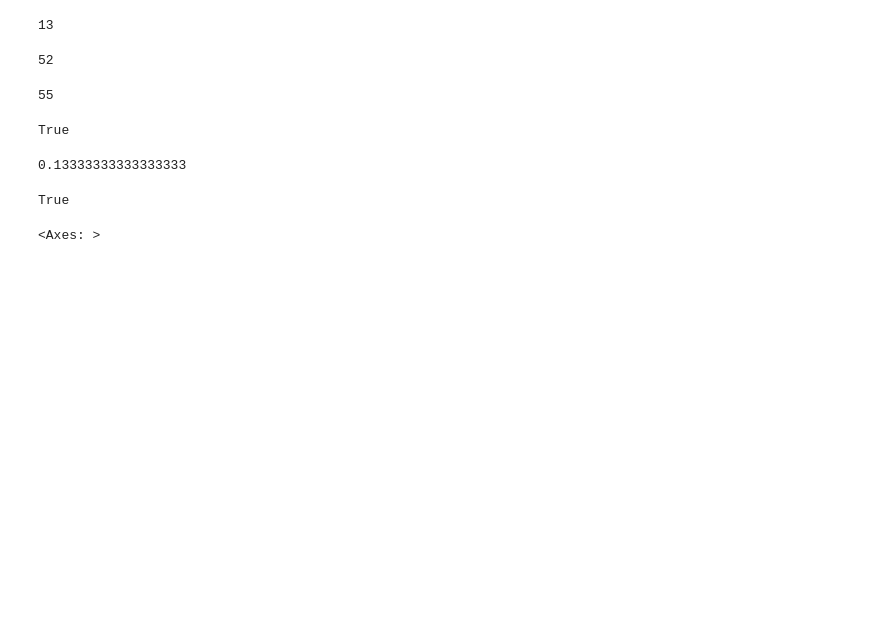
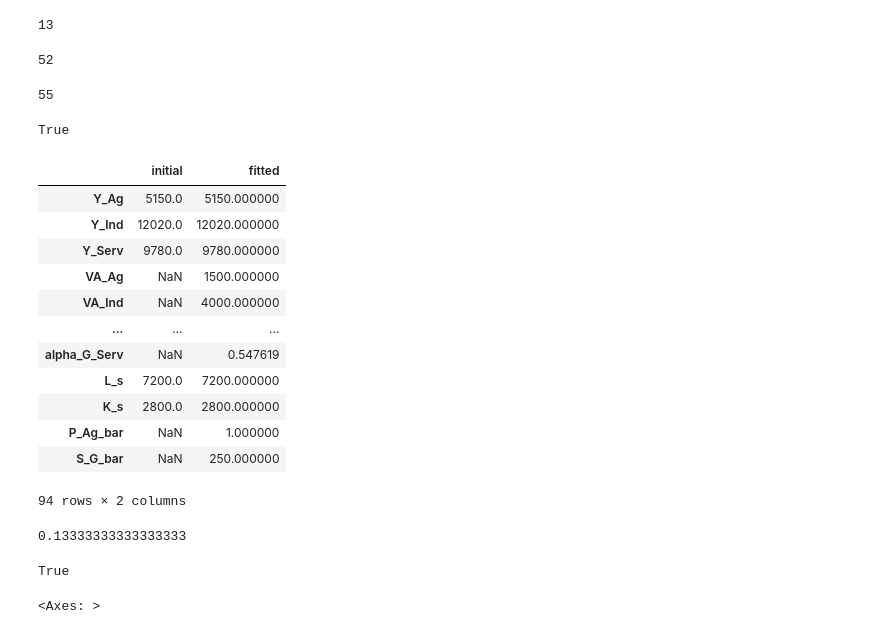
Before and after one commit to jessegrabowski/cge_modeling, a Jupyter notebook: notebooks/Old Notebooks/04b - Investment by Firms 2.ipynb, the cells around one changed output. Drawn from its saved outputs; the diff is of its cells as text; code cells hidden in the pictures; blank space fills up the shorter version.

```diff
--- a/notebooks/Old Notebooks/04b - Investment by Firms 2.ipynb
+++ b/notebooks/Old Notebooks/04b - Investment by Firms 2.ipynb
@@ -9,7 +9,7 @@ import numpy as np
 import matplotlib.pyplot as plt
 import sympy as sp
 # %%
-df = pd.read_csv("data/lesson_4_sam.csv", index_col=[0, 1], header=[0, 1]).map(float).fillna(0)
+df = pd.read_csv("../data/lesson_4_sam.csv", index_col=[0, 1], header=[0, 1]).map(float).fillna(0)
 assert np.allclose(df.sum(axis=0), df.sum(axis=1))
 df
 # %% [output]
@@ -359,6 +359,22 @@ init_res = mod.calibrate(initial_values)
 init_res.success
 # %% [output]
 True
+# %%
+init_res.to_frame()
+# %% [output]
+|  | initial | fitted |
+| Y_Ag | 5150.0 | 5150.000000 |
+| Y_Ind | 12020.0 | 12020.000000 |
+| Y_Serv | 9780.0 | 9780.000000 |
+| VA_Ag | NaN | 1500.000000 |
+| VA_Ind | NaN | 4000.000000 |
+| ... | ... | ... |
+| alpha_G_Serv | NaN | 0.547619 |
+| L_s | 7200.0 | 7200.000000 |
+| K_s | 2800.0 | 2800.000000 |
+| P_Ag_bar | NaN | 1.000000 |
+| S_G_bar | NaN | 250.000000 |
+94 rows × 2 columns
 # %%
 init_res.to_frame()["fitted"]["alpha_Ag"]
 # %% [output]
```
Also changed, not shown: 11 other files.
